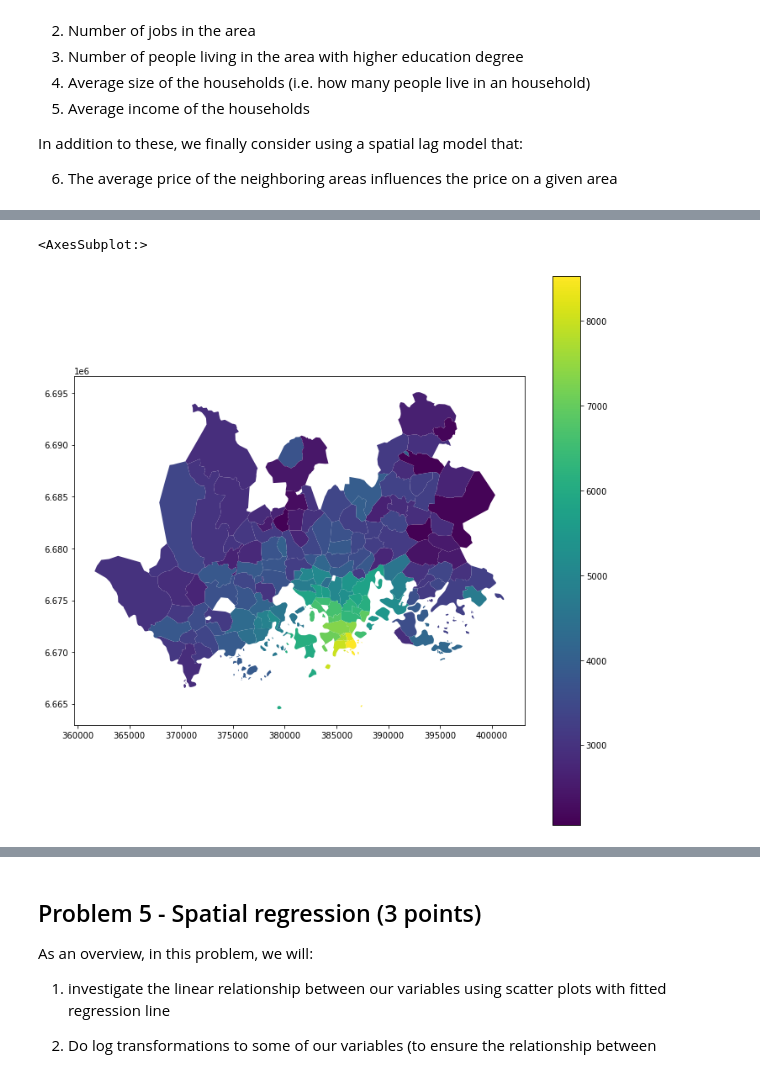
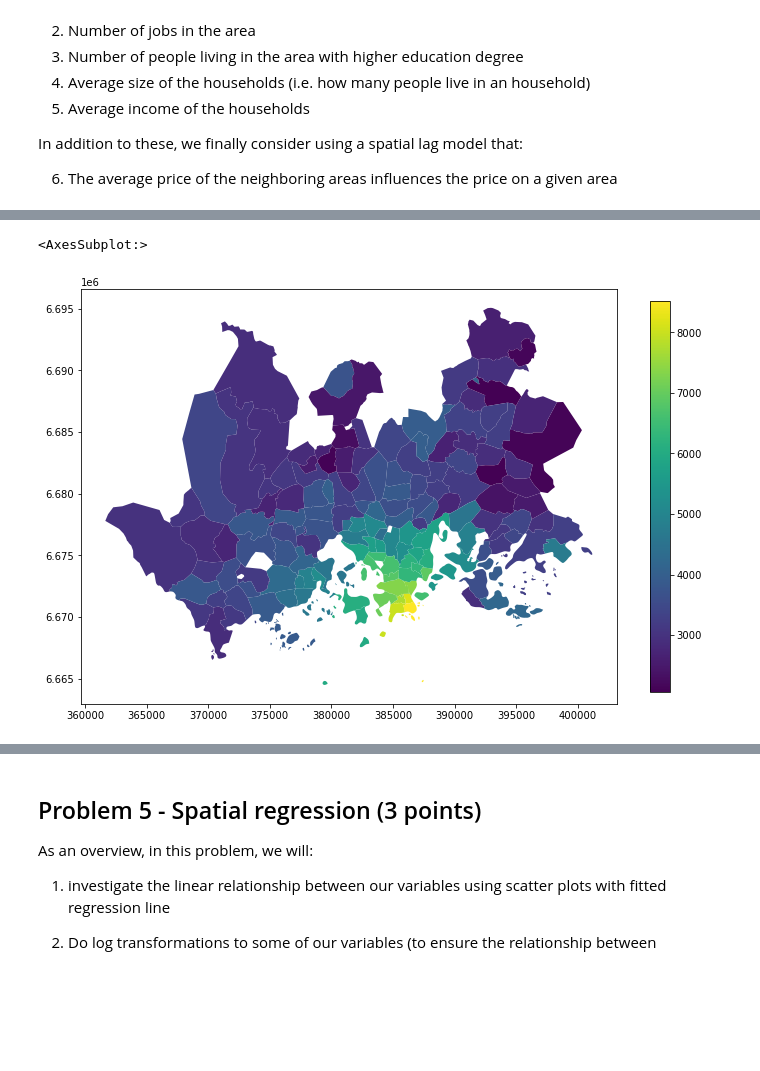
Before and after one commit to Sustainability-GIS-2022/exercise-4-laripernu, a Jupyter notebook: Exercise-4.ipynb, the cells around one changed output, grey strips where cells are left out. Saved outputs shown, nothing was run; the diff lists cells and outputs as text; code cells hidden in the pictures; blank space fills up the shorter version.

```diff
--- a/Exercise-4.ipynb
+++ b/Exercise-4.ipynb
@@ -110,35 +110,35 @@ import pandas as pd
 # URL for postal code level data from Statistics Finland
 url = "http://geo.stat.fi/geoserver/postialue/wfs?request=GetFeature&typename=postialue:pno_tilasto_2019&outputformat=JSON"
 
 # YOUR CODE HERE
 # 1. Read the postal code level data from Statistics Finland and select the data for Helsinki Region based on municipality code (kunta)
 postal = gpd.read_file(url)
 postal = postal.loc[postal["kunta"].isin(['235', '049', '091', '092'])].copy()
 
 # 2. Remove unnecessary columns by selecting only following attributes from the postal code data:
     # tp_tyopy --> Number of jobs in the area (total)
     # ko_yl_kork --> Number of people having higher education degree
     # te_takk --> Average size of the households
     # tr_ktu --> Average income of the households
 postal = postal[["posti_alue", "tp_tyopy", "ko_yl_kork", "te_takk", "tr_ktu", "geometry"]]
 
 # 3. Read the apartment price data from apartment_prices_finland_2019.csv file which is located in the data directory
 price = pd.read_csv("data/apartment_prices_finland_2019.csv", dtype={"postal_code":"str"})
 
 # 4. Make a table join between the postal code dataset and the apartment price dataset based on the posti_alue and postal_code attributes.
 data = pd.merge(left=postal, right=price, how="inner", left_on="posti_alue", right_on="postal_code")
 
 # 5. Investigate your data. Are there missing values in any of the selected attributes? If there are:
 # remove NaN values
 data.dropna(inplace=True)
 # reset the index
 data.reset_index(inplace=True)
 
 # 6. Make map out of the average price per square meter in Helsinki Region. As a result you should have something like following:
-data.plot("avg_m2_price_2019", figsize=(12,12), cmap="viridis", legend=True)
+data.plot("avg_m2_price_2019", figsize=(12,12), cmap="viridis", legend=True, legend_kwds={'shrink': 0.6})
 # %% [output]
 <AxesSubplot:>
-[figure, old version]
+[figure, new version]
 # %% [markdown]
 ## Problem 2 - Create an accessibility index for each postal code area (2 points)
 
```
Also changed, not shown: parts of 2 cells of this notebook.
